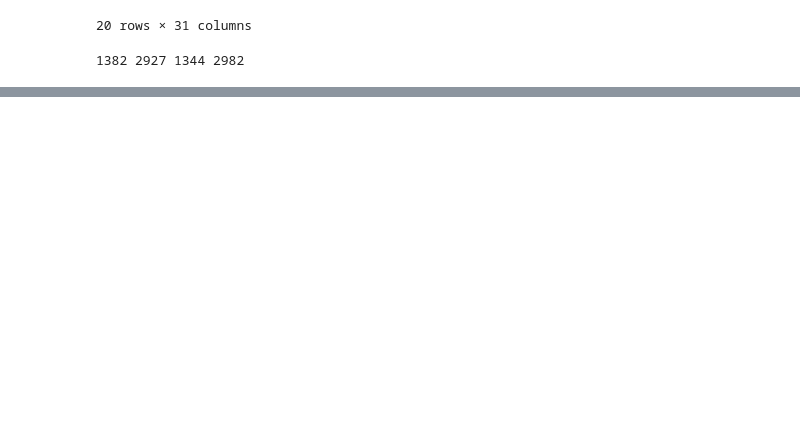
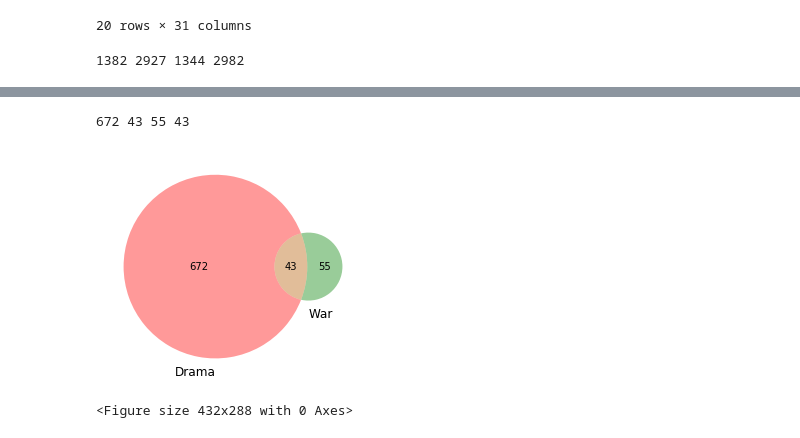
Before and after one commit to danfinkel/python, a Jupyter notebook: text_classification/get_imdb_genres.ipynb, the cells around one changed output, grey strips where cells are left out. Drawn from its saved outputs; the diff is of its cells as text; code cells hidden in the pictures; blank space fills up the shorter version.

```diff
--- a/text_classification/get_imdb_genres.ipynb
+++ b/text_classification/get_imdb_genres.ipynb
@@ -542,0 +545,16 @@ plt.show()
+# %%
+# draw Venn Diagrams show genre overlap
+set1 = df_pos_genres_unique.loc[
+            df_pos_genres_unique['Drama'] == 1]
+set12 = set1.loc[set1['War'] == 1]
+set2 = df_pos_genres_unique.loc[
+            df_pos_genres_unique['War'] == 1]
+set21 = set2.loc[set2['Drama'] == 1]
+print len(set1), len(set12), len(set2), len(set21)
+venn2(subsets = (len(set1), len(set2), len(set12)), set_labels = ('Drama', 'War'))
+plt.show()
+plt.savefig('drama_war.png')
+# %% [output]
+672 43 55 43
+[figure, added]
+<Figure size 432x288 with 0 Axes>
```
Also changed, not shown: parts of 2 cells of this notebook.
